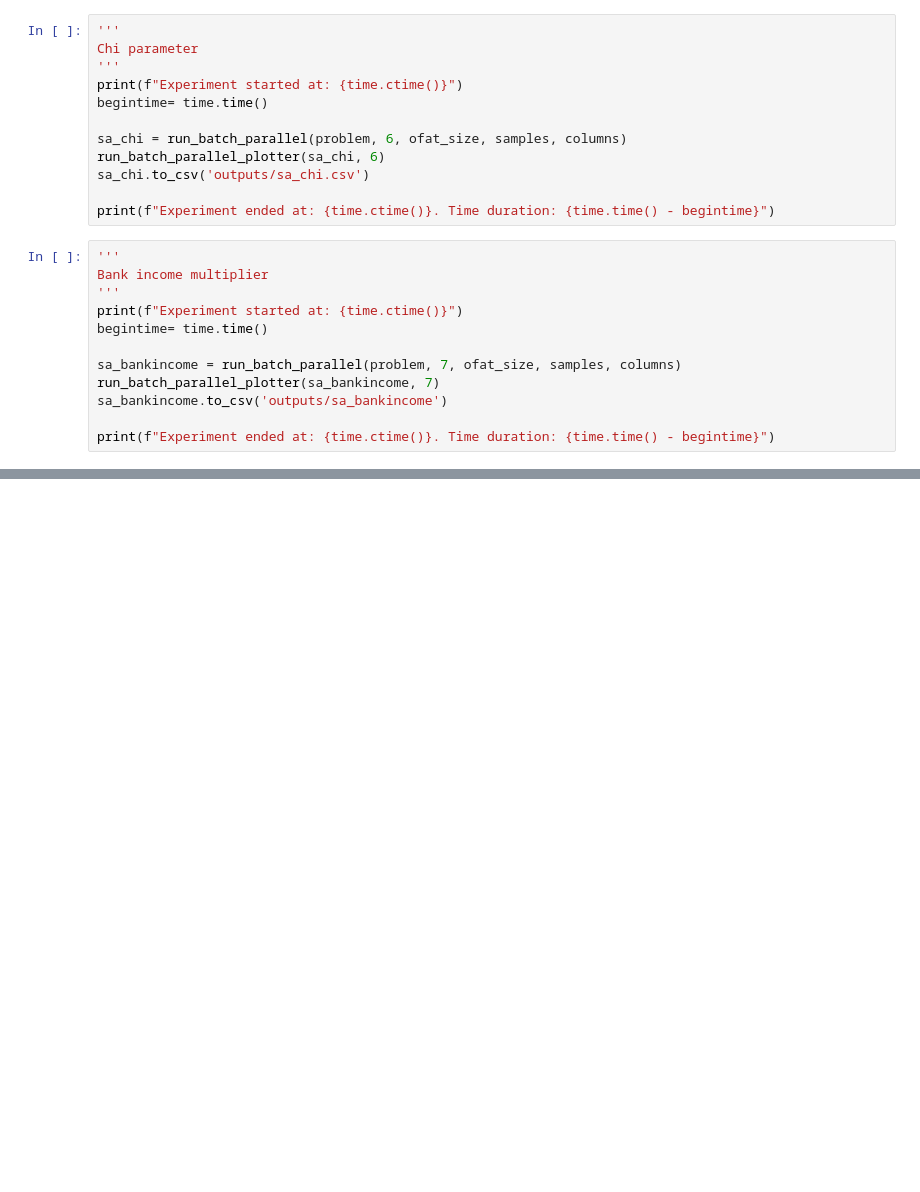
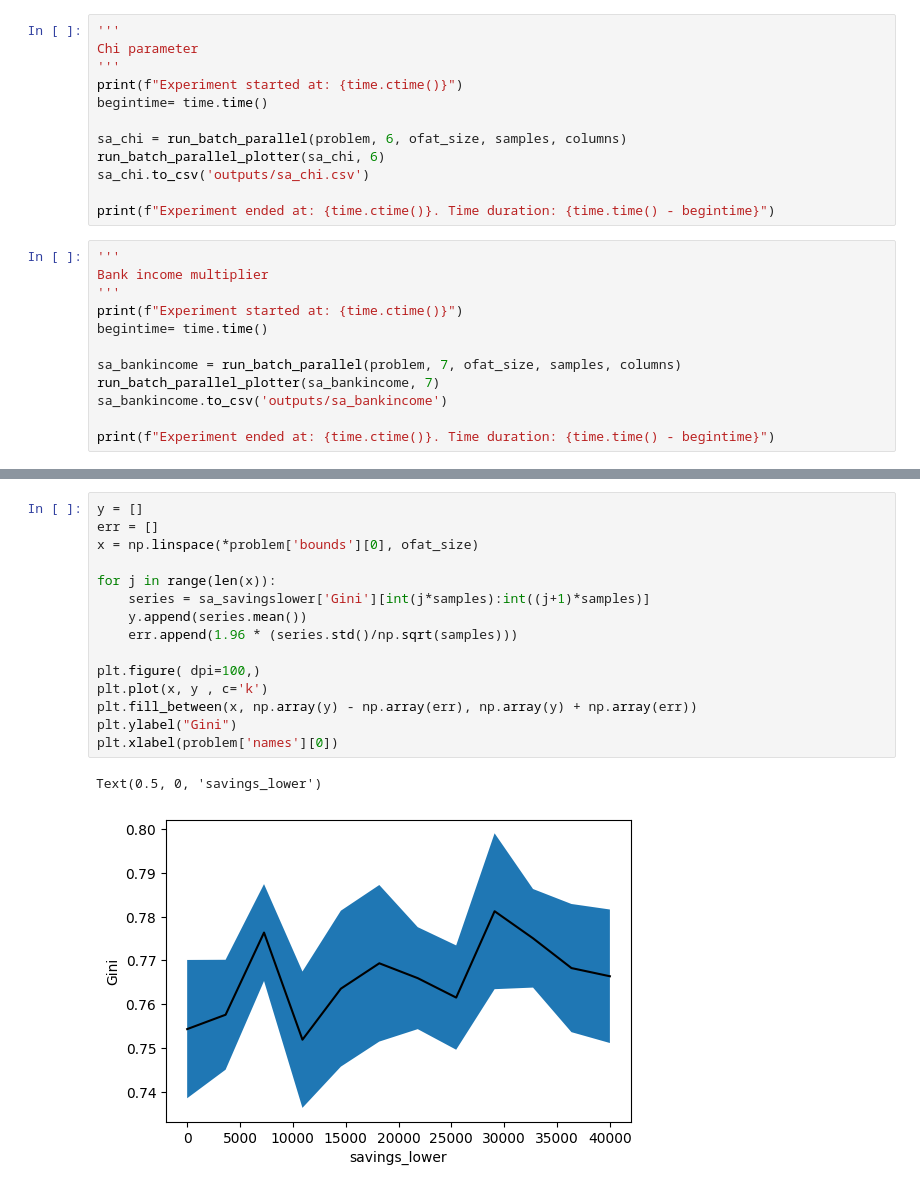
Before and after one commit to Caesar-blip/ABM, a Jupyter notebook: OFAT.ipynb, the cells around one changed output, grey strips where cells are left out. Drawn from its saved outputs; the diff is of its cells as text; blank space fills up the shorter version.

Commit message:
OFat

```diff
--- a/OFAT.ipynb
+++ b/OFAT.ipynb
@@ -195,0 +278,18 @@ print(f"Experiment ended at: {time.ctime()}. Time duration: {time.time() - begin
+# %%
+y = []
+err = []
+x = np.linspace(*problem['bounds'][0], ofat_size)
+
+for j in range(len(x)):
+    series = sa_savingslower['Gini'][int(j*samples):int((j+1)*samples)]
+    y.append(series.mean())
+    err.append(1.96 * (series.std()/np.sqrt(samples)))
+
+plt.figure( dpi=100,)
+plt.plot(x, y , c='k')
+plt.fill_between(x, np.array(y) - np.array(err), np.array(y) + np.array(err))
+plt.ylabel("Gini")
+plt.xlabel(problem['names'][0])
+# %% [output]
+Text(0.5, 0, 'savings_lower')
+[figure, added]
```
Also changed, not shown: parts of 11 cells of this notebook, 2 other files.
